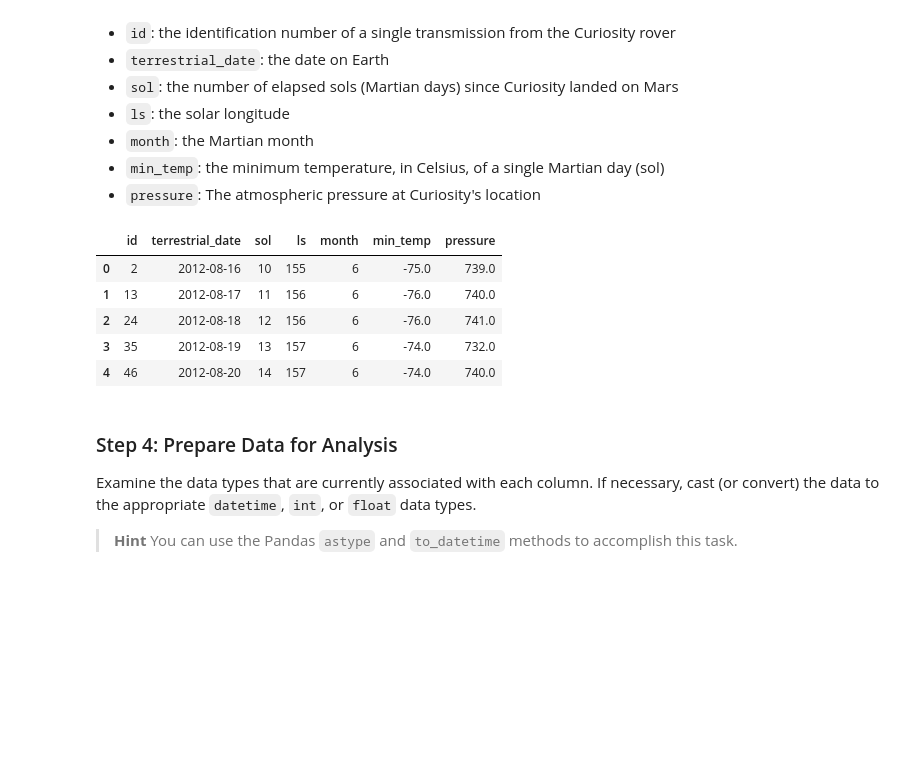
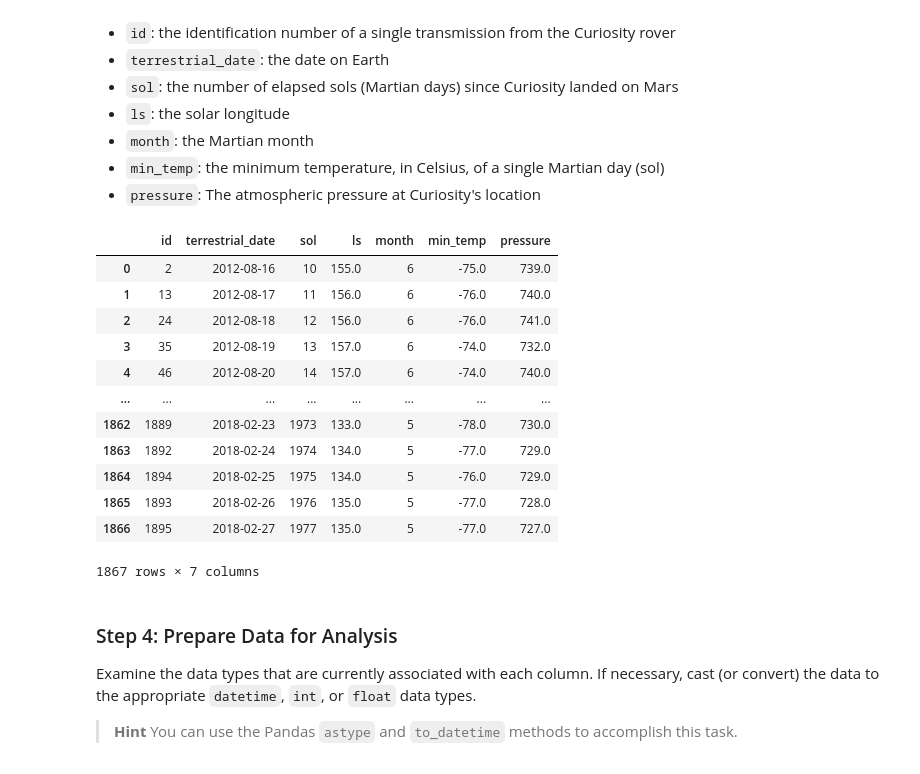
Before and after one commit to AzaniaHH/Module-11-Data-Collection-Challenge, a Jupyter notebook: part_2_mars_weather.ipynb, the cells around one changed output. Drawn from its saved outputs; the diff is of its cells as text; code cells hidden in the pictures; blank space fills up the shorter version.

```diff
--- a/part_2_mars_weather.ipynb
+++ b/part_2_mars_weather.ipynb
@@ -59,12 +44,30 @@ Assemble the scraped data into a Pandas DataFrame. The columns should have the s
+# %%
+# Create a Pandas DataFrame by using the list of rows and a list of the column names
+mars_weather_df = pd.DataFrame(data, columns=headers)
+mars_weather_df['id'] = mars_weather_df['id'].astype(int)
+mars_weather_df['terrestrial_date'] = pd.to_datetime(mars_weather_df['terrestrial_date'])
+mars_weather_df['sol'] = mars_weather_df['sol'].astype(int)
+mars_weather_df['ls'] = mars_weather_df['ls'].astype(float)
+mars_weather_df['month'] = mars_weather_df['month'].astype(int)
+mars_weather_df['min_temp'] = mars_weather_df['min_temp'].astype(float)
+mars_weather_df['pressure'] = mars_weather_df['pressure'].astype(float)
 # %%
 # Confirm DataFrame was created successfully
+mars_weather_df
 # %% [output]
 |  | id | terrestrial_date | sol | ls | month | min_temp | pressure |
-| 0 | 2 | 2012-08-16 | 10 | 155 | 6 | -75.0 | 739.0 |
-| 1 | 13 | 2012-08-17 | 11 | 156 | 6 | -76.0 | 740.0 |
-| 2 | 24 | 2012-08-18 | 12 | 156 | 6 | -76.0 | 741.0 |
-| 3 | 35 | 2012-08-19 | 13 | 157 | 6 | -74.0 | 732.0 |
-| 4 | 46 | 2012-08-20 | 14 | 157 | 6 | -74.0 | 740.0 |
+| 0 | 2 | 2012-08-16 | 10 | 155.0 | 6 | -75.0 | 739.0 |
+| 1 | 13 | 2012-08-17 | 11 | 156.0 | 6 | -76.0 | 740.0 |
+| 2 | 24 | 2012-08-18 | 12 | 156.0 | 6 | -76.0 | 741.0 |
+| 3 | 35 | 2012-08-19 | 13 | 157.0 | 6 | -74.0 | 732.0 |
+| 4 | 46 | 2012-08-20 | 14 | 157.0 | 6 | -74.0 | 740.0 |
+| ... | ... | ... | ... | ... | ... | ... | ... |
+| 1862 | 1889 | 2018-02-23 | 1973 | 133.0 | 5 | -78.0 | 730.0 |
+| 1863 | 1892 | 2018-02-24 | 1974 | 134.0 | 5 | -77.0 | 729.0 |
+| 1864 | 1894 | 2018-02-25 | 1975 | 134.0 | 5 | -76.0 | 729.0 |
+| 1865 | 1893 | 2018-02-26 | 1976 | 135.0 | 5 | -77.0 | 728.0 |
+| 1866 | 1895 | 2018-02-27 | 1977 | 135.0 | 5 | -77.0 | 727.0 |
+1867 rows × 7 columns
 # %% [markdown]
 ### Step 4: Prepare Data for Analysis
 
```
Also changed, not shown: parts of 23 cells of this notebook.
